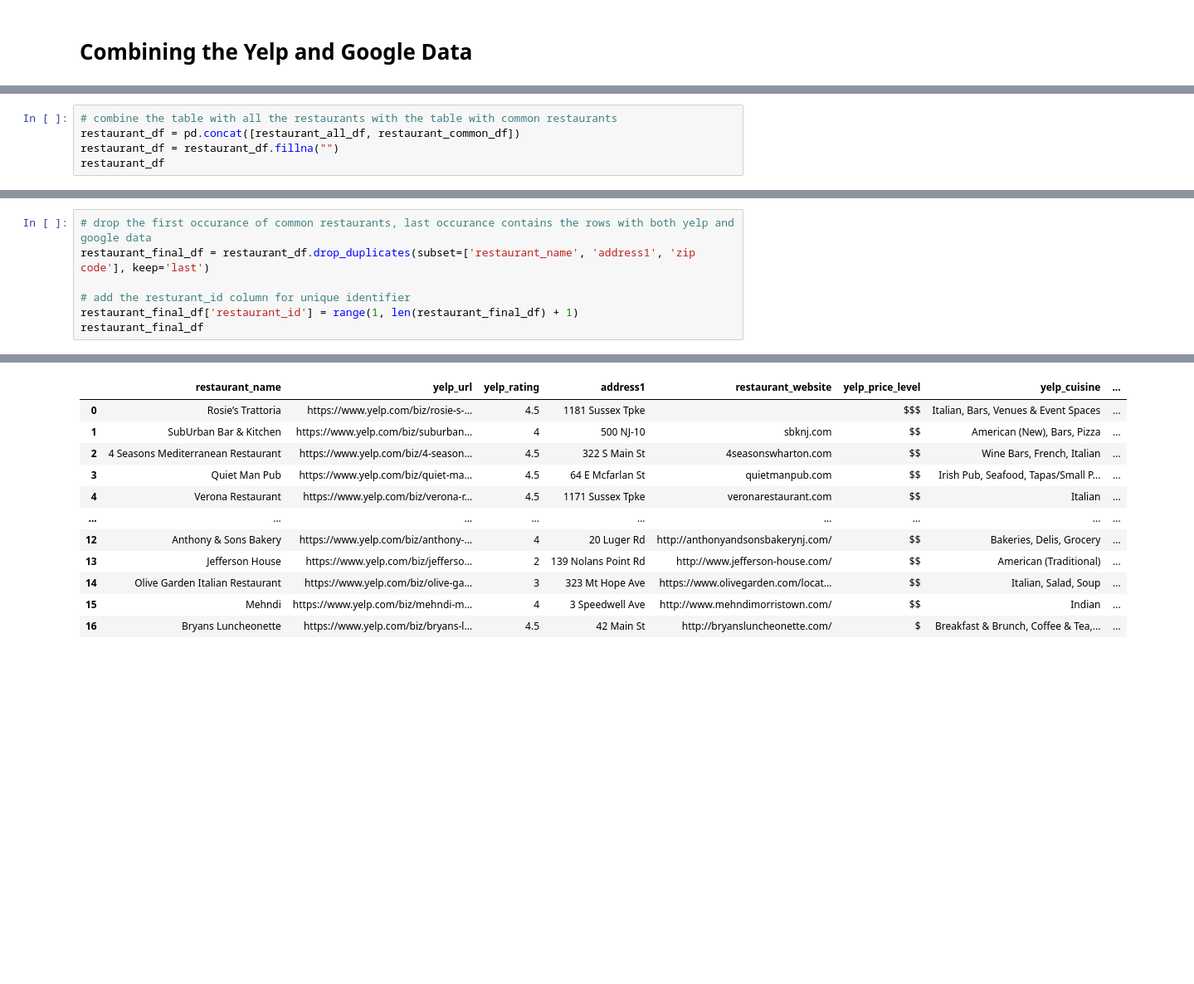
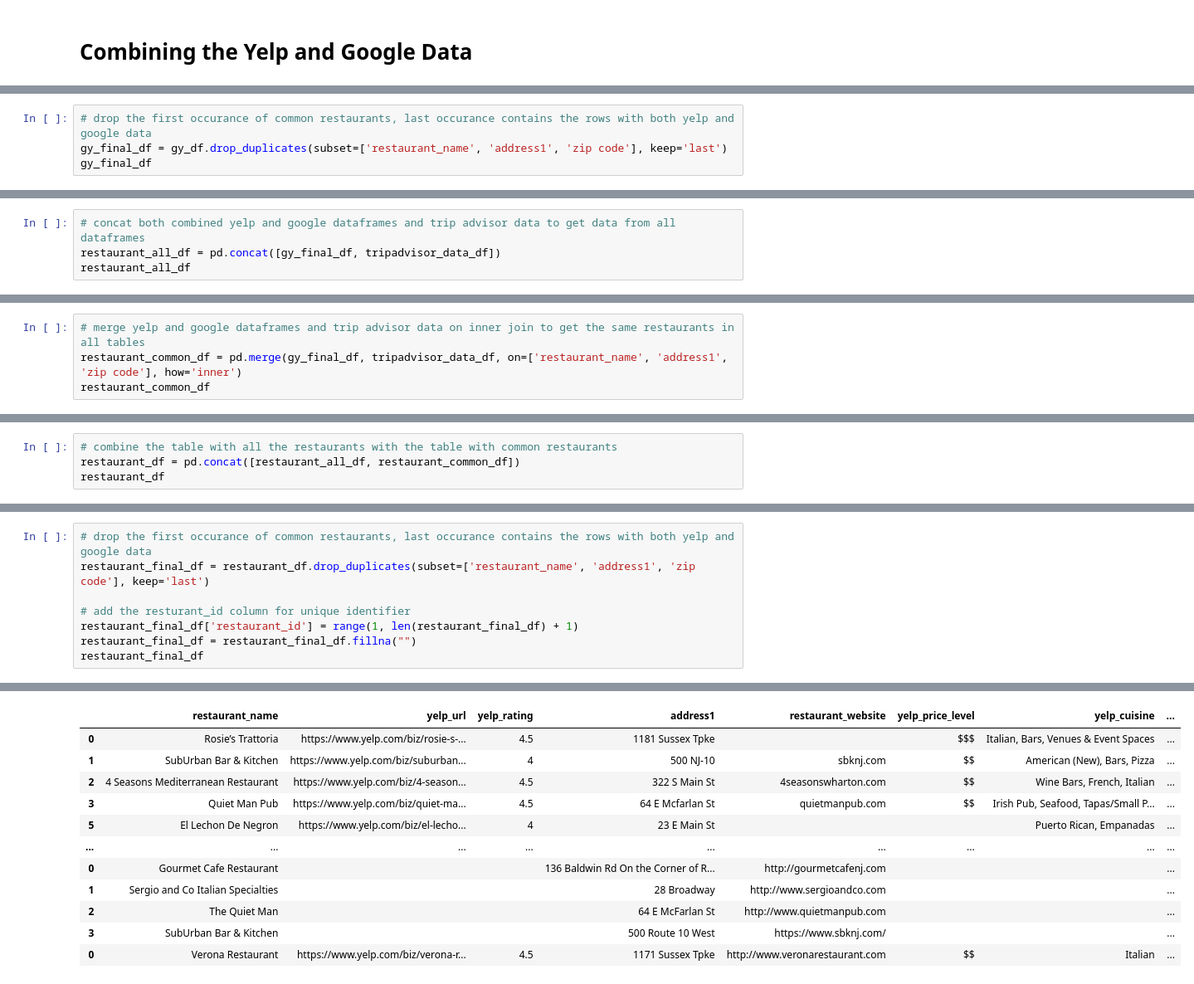
Before and after one commit to deliahellander/ETL-Project, a Jupyter notebook: Transformation/Transformation.ipynb, the cells around one changed output, grey strips where cells are left out. Shown at 83% size. Drawn from its saved outputs; the diff is of its cells as text; blank space fills up the shorter version.

Commit message:
trip advisor data initial transformation

```diff
--- a/Transformation/Transformation.ipynb
+++ b/Transformation/Transformation.ipynb
@@ -529,0 +703,4 @@ restaurant_common_df
+# %%
+# drop the first occurance of common restaurants, last occurance contains the rows with both yelp and google data
+gy_final_df = gy_df.drop_duplicates(subset=['restaurant_name', 'address1', 'zip code'], keep='last')
+gy_final_df
@@ -529,0 +723,4 @@ restaurant_common_df
+# %%
+# concat both combined yelp and google dataframes and trip advisor data to get data from all dataframes
+restaurant_all_df = pd.concat([gy_final_df, tripadvisor_data_df])
+restaurant_all_df
@@ -529,0 +741,4 @@ restaurant_common_df
+# %%
+# merge yelp and google dataframes and trip advisor data on inner join to get the same restaurants in all tables
+restaurant_common_df = pd.merge(gy_final_df, tripadvisor_data_df, on=['restaurant_name', 'address1', 'zip code'], how='inner')
+restaurant_common_df
@@ -579,7 +765,6 @@ restaurant_common_df
 # %%
 # combine the table with all the restaurants with the table with common restaurants
 restaurant_df = pd.concat([restaurant_all_df, restaurant_common_df])
-restaurant_df = restaurant_df.fillna("")
 restaurant_df
 # %% [output]
 |  | restaurant_name | yelp_url | yelp_rating | address1 | restaurant_website | yelp_price_level | yelp_cuisine | ... |
@@ -600,25 +785,26 @@ restaurant_df
 # %%
 # drop the first occurance of common restaurants, last occurance contains the rows with both yelp and google data
 restaurant_final_df = restaurant_df.drop_duplicates(subset=['restaurant_name', 'address1', 'zip code'], keep='last')
 
 # add the resturant_id column for unique identifier
 restaurant_final_df['restaurant_id'] = range(1, len(restaurant_final_df) + 1)
+restaurant_final_df = restaurant_final_df.fillna("")
 restaurant_final_df
 # %% [output]
 A value is trying to be set on a copy of a slice from a DataFrame.
 Try using .loc[row_indexer,col_indexer] = value instead
 
 See the caveats in the documentation: https://pandas.pydata.org/pandas-docs/stable/user_guide/indexing.html#returning-a-view-versus-a-copy
   """
 |  | restaurant_name | yelp_url | yelp_rating | address1 | restaurant_website | yelp_price_level | yelp_cuisine | ... |
 | 0 | Rosie’s Trattoria | https://www.yelp.com/biz/rosie-s-... | 4.5 | 1181 Sussex Tpke |  | $$$ | Italian, Bars, Venues & Event Spaces | ... |
 | 1 | SubUrban Bar & Kitchen | https://www.yelp.com/biz/suburban... | 4 | 500 NJ-10 | sbknj.com | $$ | American (New), Bars, Pizza | ... |
 | 2 | 4 Seasons Mediterranean Restaurant | https://www.yelp.com/biz/4-season... | 4.5 | 322 S Main St | 4seasonswharton.com | $$ | Wine Bars, French, Italian | ... |
 | 3 | Quiet Man Pub | https://www.yelp.com/biz/quiet-ma... | 4.5 | 64 E Mcfarlan St | quietmanpub.com | $$ | Irish Pub, Seafood, Tapas/Small P... | ... |
-| 4 | Verona Restaurant | https://www.yelp.com/biz/verona-r... | 4.5 | 1171 Sussex Tpke | veronarestaurant.com | $$ | Italian | ... |
+| 5 | El Lechon De Negron | https://www.yelp.com/biz/el-lecho... | 4 | 23 E Main St |  |  | Puerto Rican, Empanadas | ... |
 | ... | ... | ... | ... | ... | ... | ... | ... | ... |
-| 12 | Anthony & Sons Bakery | https://www.yelp.com/biz/anthony-... | 4 | 20 Luger Rd | http://anthonyandsonsbakerynj.com/ | $$ | Bakeries, Delis, Grocery | ... |
-| 13 | Jefferson House | https://www.yelp.com/biz/jefferso... | 2 | 139 Nolans Point Rd | http://www.jefferson-house.com/ | $$ | American (Traditional) | ... |
-| 14 | Olive Garden Italian Restaurant | https://www.yelp.com/biz/olive-ga... | 3 | 323 Mt Hope Ave | https://www.olivegarden.com/locat... | $$ | Italian, Salad, Soup | ... |
-| 15 | Mehndi | https://www.yelp.com/biz/mehndi-m... | 4 | 3 Speedwell Ave | http://www.mehndimorristown.com/ | $$ | Indian | ... |
-| 16 | Bryans Luncheonette | https://www.yelp.com/biz/bryans-l... | 4.5 | 42 Main St | http://bryansluncheonette.com/ | $ | Breakfast & Brunch, Coffee & Tea,... | ... |
+| 0 | Gourmet Cafe Restaurant |  |  | 136 Baldwin Rd On the Corner of R... | http://gourmetcafenj.com |  |  | ... |
+| 1 | Sergio and Co Italian Specialties |  |  | 28 Broadway | http://www.sergioandco.com |  |  | ... |
+| 2 | The Quiet Man |  |  | 64 E McFarlan St | http://www.quietmanpub.com |  |  | ... |
+| 3 | SubUrban Bar & Kitchen |  |  | 500 Route 10 West | https://www.sbknj.com/ |  |  | ... |
+| 0 | Verona Restaurant | https://www.yelp.com/biz/verona-r... | 4.5 | 1171 Sussex Tpke | http://www.veronarestaurant.com | $$ | Italian | ... |
```
Also changed, not shown: parts of 64 cells of this notebook, 7 other files.
